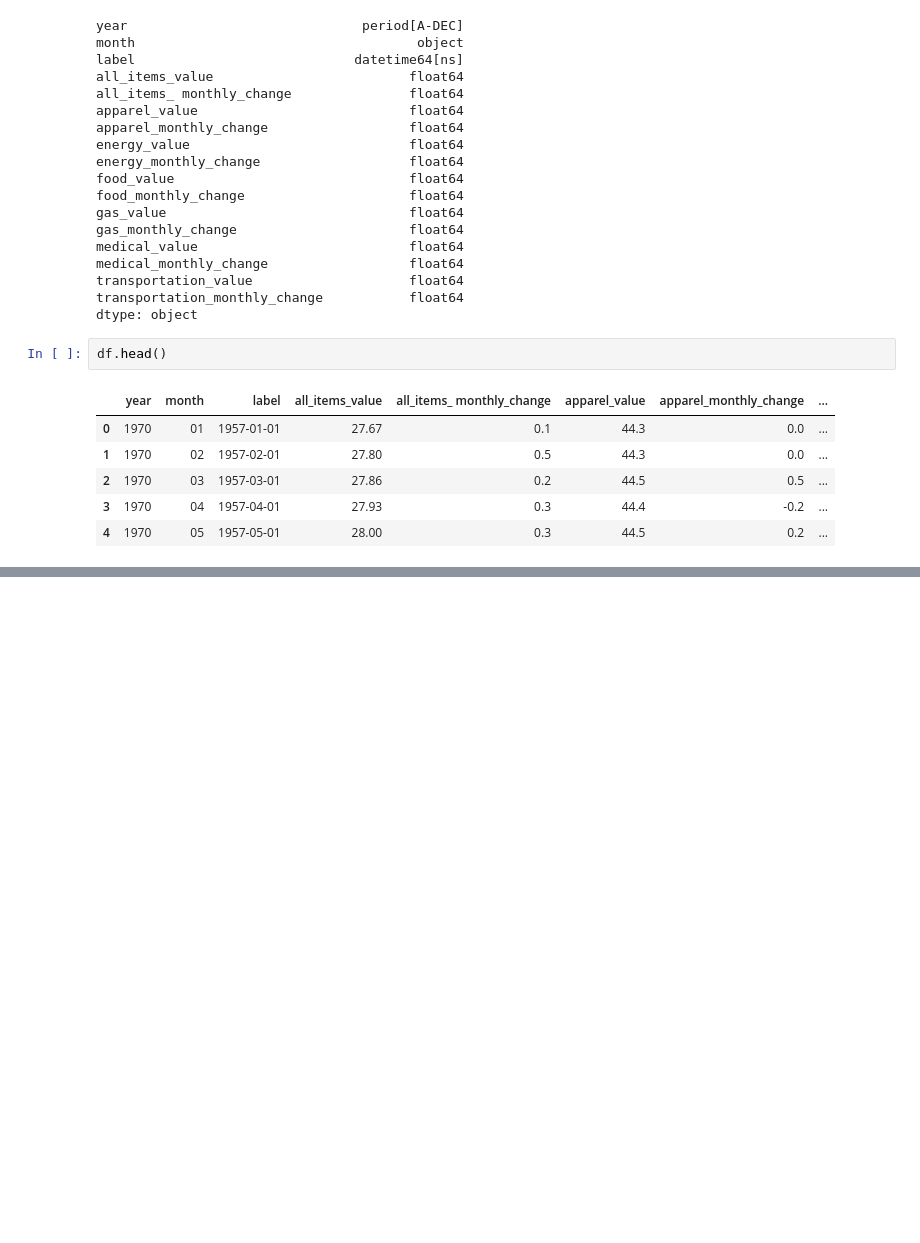
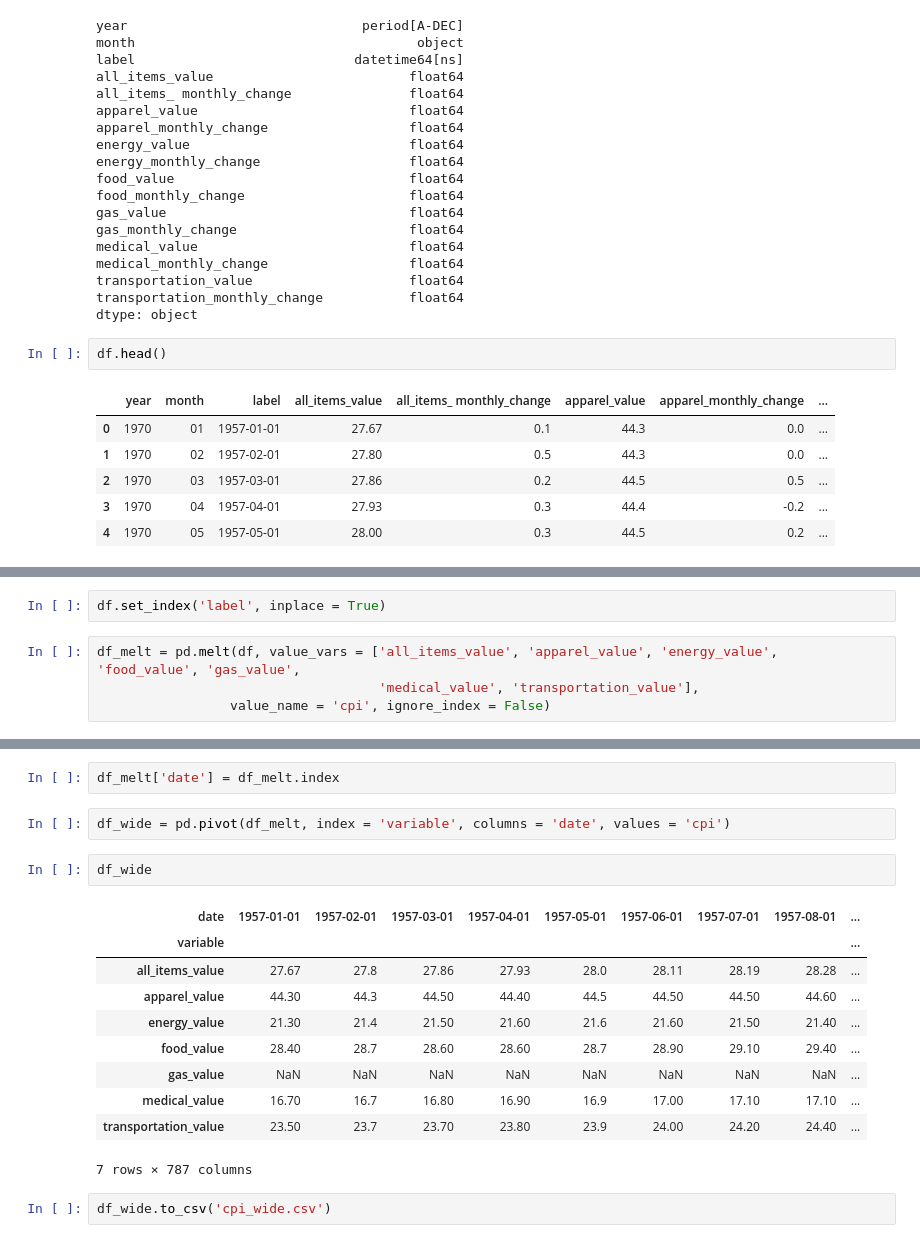
Before and after one commit to m3redithw/United-States-CPI-Prediction, a Jupyter notebook: preparation.ipynb, the cells around one changed output, grey strips where cells are left out. Drawn from its saved outputs; the diff is of its cells as text; blank space fills up the shorter version.

```diff
--- a/preparation.ipynb
+++ b/preparation.ipynb
@@ -116,0 +136,6 @@ def get_data():
+# %%
+df.set_index('label', inplace = True)
+# %%
+df_melt = pd.melt(df, value_vars = ['all_items_value', 'apparel_value', 'energy_value', 'food_value', 'gas_value',
+                                    'medical_value', 'transportation_value'],
+                 value_name = 'cpi', ignore_index = False)
@@ -116,0 +159,19 @@ def get_data():
+# %%
+df_melt['date'] = df_melt.index
+# %%
+df_wide = pd.pivot(df_melt, index = 'variable', columns = 'date', values = 'cpi')
+# %%
+df_wide
+# %% [output]
+| date | 1957-01-01 | 1957-02-01 | 1957-03-01 | 1957-04-01 | 1957-05-01 | 1957-06-01 | 1957-07-01 | 1957-08-01 | ... |
+| variable |  |  |  |  |  |  |  |  | ... |
+| all_items_value | 27.67 | 27.8 | 27.86 | 27.93 | 28.0 | 28.11 | 28.19 | 28.28 | ... |
+| apparel_value | 44.30 | 44.3 | 44.50 | 44.40 | 44.5 | 44.50 | 44.50 | 44.60 | ... |
+| energy_value | 21.30 | 21.4 | 21.50 | 21.60 | 21.6 | 21.60 | 21.50 | 21.40 | ... |
+| food_value | 28.40 | 28.7 | 28.60 | 28.60 | 28.7 | 28.90 | 29.10 | 29.40 | ... |
+| gas_value | NaN | NaN | NaN | NaN | NaN | NaN | NaN | NaN | ... |
+| medical_value | 16.70 | 16.7 | 16.80 | 16.90 | 16.9 | 17.00 | 17.10 | 17.10 | ... |
+| transportation_value | 23.50 | 23.7 | 23.70 | 23.80 | 23.9 | 24.00 | 24.20 | 24.40 | ... |
+7 rows × 787 columns
+# %%
+df_wide.to_csv('cpi_wide.csv')
```
Also changed, not shown: parts of 8 cells of this notebook.
